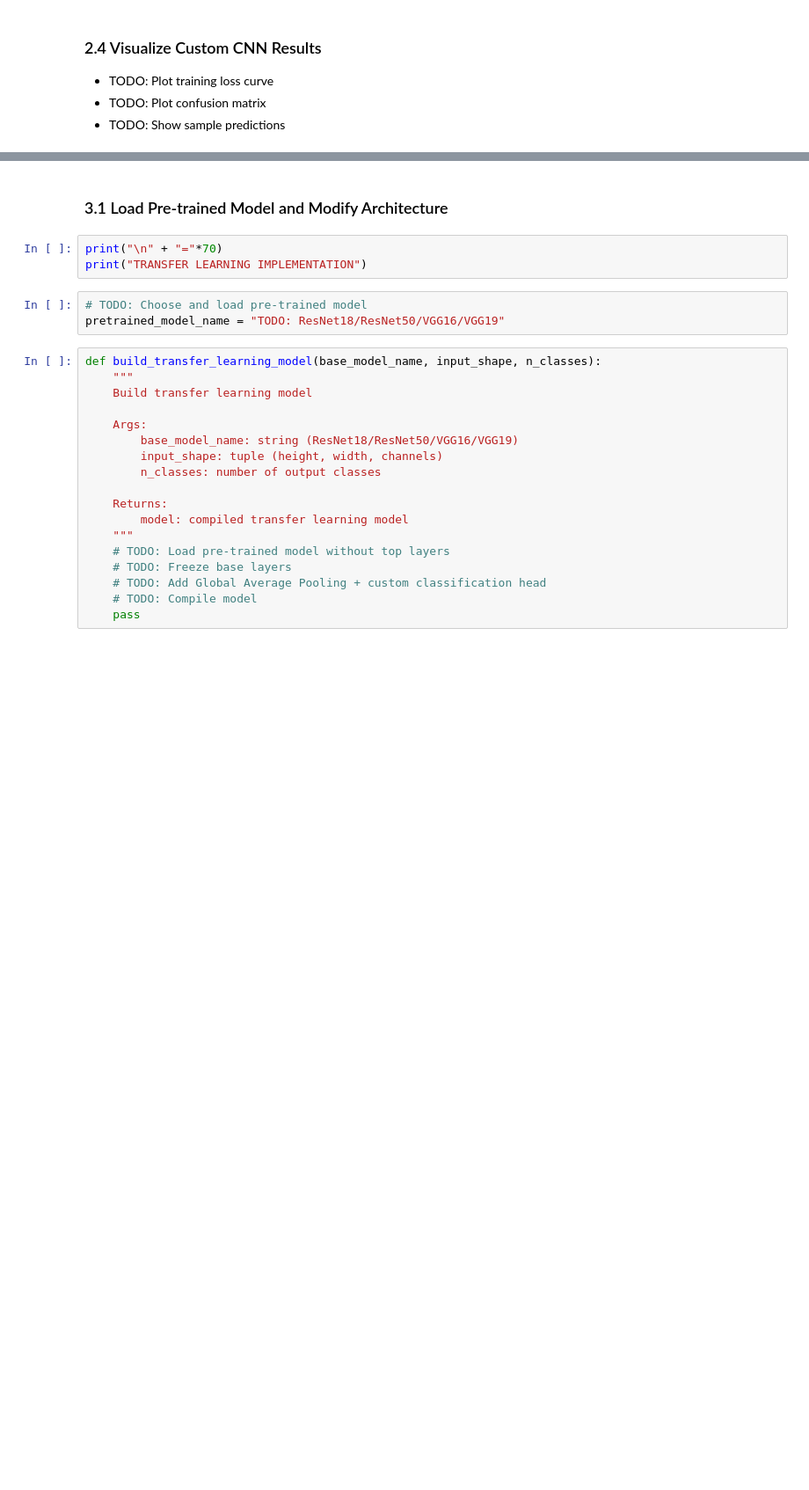
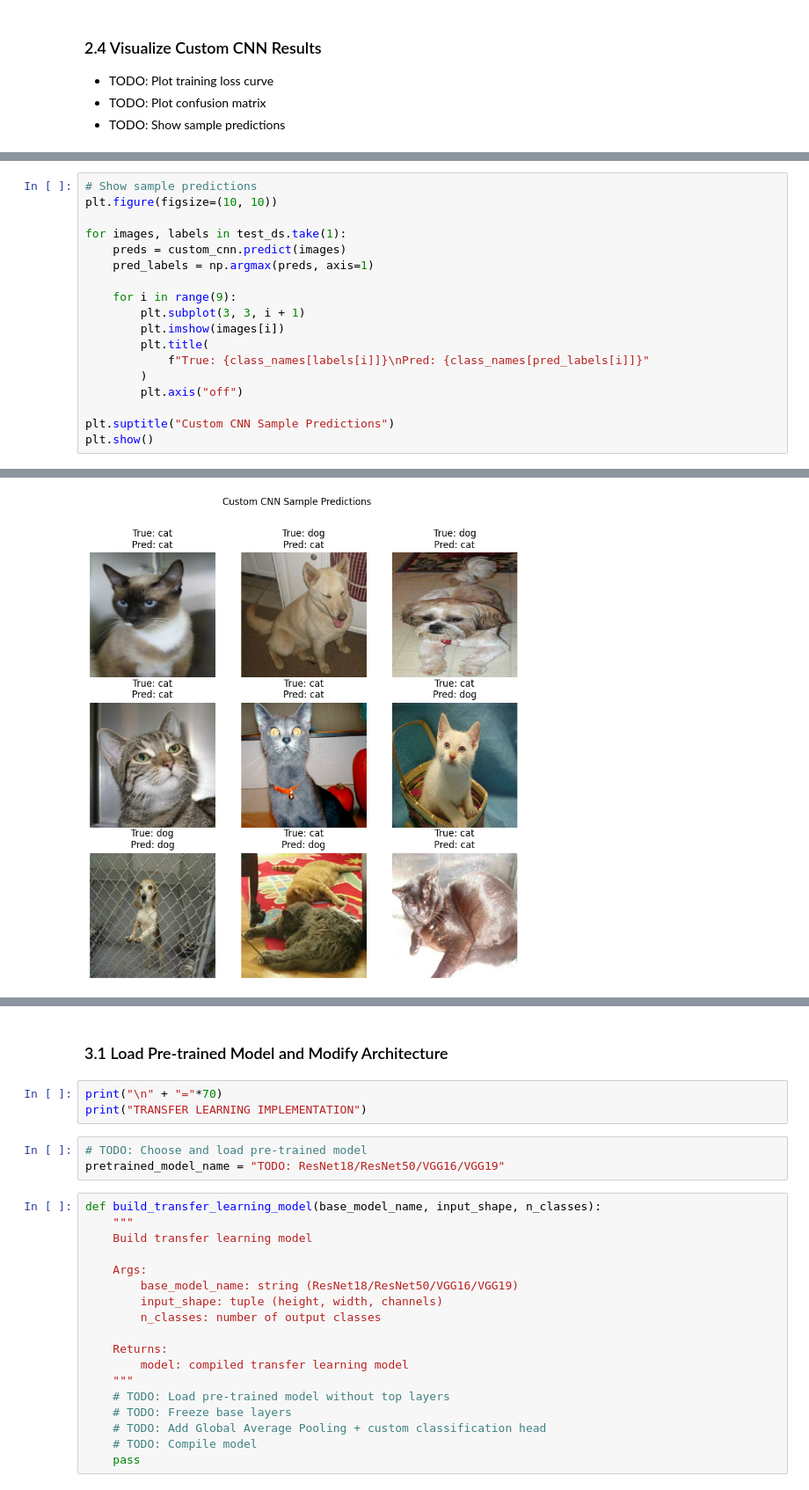
Before and after one commit to azhar258/BITS.Mtech, a Jupyter notebook: SEM-1/Assignment-DL/Assignment 2/2025AB05055_cnn_assignment.ipynb, the cells around one changed output, grey strips where cells are left out. Shown at 88% size. Cells and saved outputs as stored; diff of their text form; blank space fills up the shorter version.

```diff
--- a/SEM-1/Assignment-DL/Assignment 2/2025AB05055_cnn_assignment.ipynb
+++ b/SEM-1/Assignment-DL/Assignment 2/2025AB05055_cnn_assignment.ipynb
@@ -481,0 +512,19 @@ print(f"F1-Score:  {custom_cnn_f1:.4f}")
+# %%
+# Show sample predictions
+plt.figure(figsize=(10, 10))
+
+for images, labels in test_ds.take(1):
+    preds = custom_cnn.predict(images)
+    pred_labels = np.argmax(preds, axis=1)
+
+    for i in range(9):
+        plt.subplot(3, 3, i + 1)
+        plt.imshow(images[i])
+        plt.title(
+            f"True: {class_names[labels[i]]}\nPred: {class_names[pred_labels[i]]}"
+        )
+        plt.axis("off")
+
+plt.suptitle("Custom CNN Sample Predictions")
+plt.show()
+# %% [output]
@@ -482 +532,2 @@ print(f"F1-Score:  {custom_cnn_f1:.4f}")
+[figure, added]
 # %% [raw]
```
Also changed, not shown: parts of 7 cells of this notebook.
